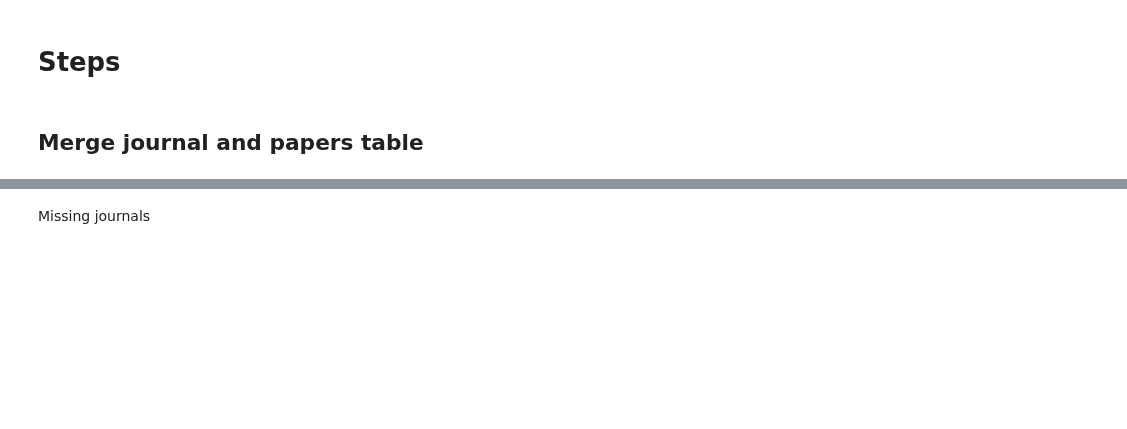
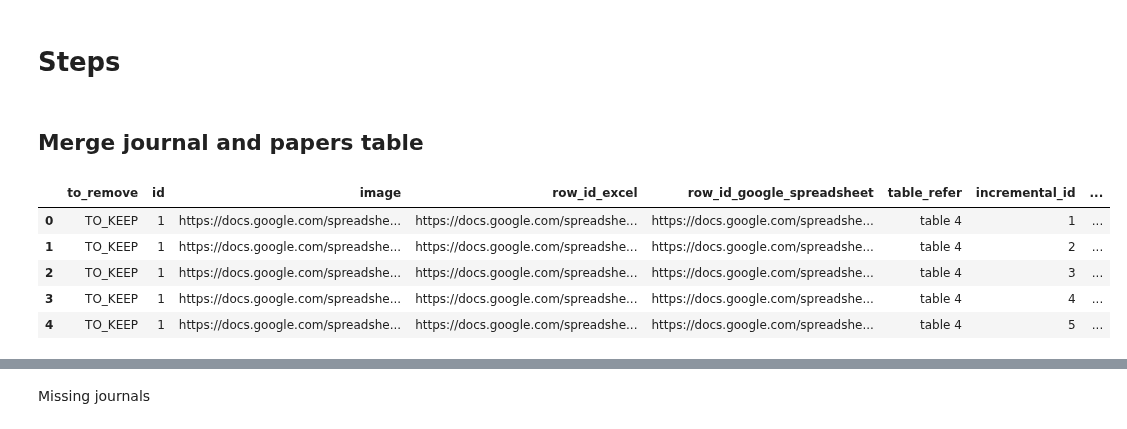
Before and after one commit to thomaspernet/esg_metadata, a Jupyter notebook: 01_data_preprocessing/01_transform_tables/00_meta_analysis.ipynb, the cells around one changed output, grey strips where cells are left out. Drawn from its saved outputs; the diff is of its cells as text; code cells hidden in the pictures; blank space fills up the shorter version.

```diff
--- a/01_data_preprocessing/01_transform_tables/00_meta_analysis.ipynb
+++ b/01_data_preprocessing/01_transform_tables/00_meta_analysis.ipynb
@@ -100,11 +100,10 @@ query = """
 WITH merge AS (
   SELECT
     id,
+    image,
+    row_id_excel,
     table_refer,
-    image as url_image,
-    row_id_excel as url_excel,
-    row_id_google_spreadsheet as url_google_spreadsheet,
-    drive_url,
+    row_id_google_spreadsheet,
     incremental_id,
     paper_name,
     publication_year,
@@ -123,27 +122,20 @@ WITH merge AS (
     study_focused_on_social_environmental_behaviour,
     type_of_data,
     study_focusing_on_developing_or_developed_countries,
+    regions,
     first_date_of_observations,
     last_date_of_observations,
+    adjusted_model_name,
     adjusted_model,
-    model_instrument,
-    model_diff_in_diff,
-    model_other,
-    model_fixed_effect,
-    model_lag_dependent,
-    model_pooled_ols,
-    model_random_effect,
     dependent,
     adjusted_dependent,
     independent,
     adjusted_independent,
     social,
-    environmnental,
+    environmental,
     governance,
     sign_of_effect,
-    sign_positive,
-    sign_negative,
-    sign_insignificant,
+    target,
     lag,
     interaction_term,
     quadratic_term,
@@ -186,14 +178,39 @@ SELECT
         esg.papers_meta_analysis
         GROUP BY nr
 ) as date_pub on papers_meta_analysis_new.id = date_pub.nr
+LEFT JOIN (
+SELECT
+  nr,
+  MIN(regions) as regions
+FROM
+  (
+    SELECT
+      nr,
+      CASE WHEN regions_of_selected_firms in (
+        'Cameroon', 'Egypt', 'Libya', 'Morocco',
+        'Nigeria'
+      ) THEN 'AFRICA' WHEN regions_of_selected_firms in ('GCC countries') THEN 'ARAB WORLD' WHEN regions_of_selected_firms in (
+        'India', 'Indonesia', 'Taiwan', 'Vietnam',
+        'Australia', 'China', 'Iran', 'Malaysia',
+        'Pakistan', 'South Korea', 'Bangladesh'
+      ) THEN 'ASIA AND PACIFIC' WHEN regions_of_selected_firms in (
+        'Spain', '20 European countries',
+        'United Kingdom', 'France', 'Germany, Italy, the Netherlands and United Kingdom',
+        'Turkey', 'UK'
+      ) THEN 'EUROPE' WHEN regions_of_selected_firms in ('Latin America', 'Brazil') THEN 'LATIN AMERICA' WHEN regions_of_selected_firms in ('USA', 'US', 'U.S.', 'Canada') THEN 'NORTH AMERICA' ELSE 'WORLDWIDE' END AS regions
+    FROM
+      papers_meta_analysis
+  )
+GROUP BY
+  nr
+) as reg on papers_meta_analysis_new.id = reg.nr
 )
 SELECT
     to_remove,
     id,
-    url_image,
-    url_excel,
-    url_google_spreadsheet,
-    drive_url,
+    image,
+    row_id_excel,
+    row_id_google_spreadsheet,
     table_refer,
     incremental_id,
     paper_name,
@@ -216,22 +233,21 @@ SELECT
     study_focused_on_social_environmental_behaviour,
     type_of_data,
     study_focusing_on_developing_or_developed_countries,
+    regions,
     first_date_of_observations,
     last_date_of_observations,
+    CASE WHEN first_date_of_observations >= 1997 THEN TRUE ELSE FALSE END AS kyoto,
+    CASE WHEN first_date_of_observations >= 2009 THEN TRUE ELSE FALSE END AS financial_crisis,
+    last_date_of_observations - first_date_of_observations as windows,
+    (last_date_of_observations - first_date_of_observations) / 2 avg_windows,
+    adjusted_model_name,
     adjusted_model,
-    model_instrument,
-    model_diff_in_diff,
-    model_other,
-    model_fixed_effect,
-    model_lag_dependent,
-    model_pooled_ols,
-    model_random_effect,
     dependent,
     adjusted_dependent,
     independent,
     adjusted_independent,
     social,
-    environmnental,
+    environmental,
     governance,
     lag,
     interaction_term,
@@ -240,15 +256,9 @@ SELECT
     r2,
     beta,
     sign_of_effect,
-    sign_positive,
-    sign_negative,
-    sign_insignificant,
+    target,
     significant,
-    -- critical_value,
     final_standard_error,
-    --true_standard_error,
-    --true_t_value,
-    --true_stars,
     to_check_final
 FROM
   merge
@@ -265,32 +275,39 @@ FROM
         ' '
       ) as title,
       sjr,
       sjr_best_quartile,
       h_index,
       total_docs_2020,
       total_docs_3years,
       total_refs,
       total_cites_3years,
       citable_docs_3years,
       cites_doc_2years,
       country
     FROM
       "scimago"."journals_scimago"
     WHERE sourceid not in (16400154787)
   ) as journal on merge.publication_name = journal.title
 """
 output = (
     s3.run_query(
     query=query,
     database=DatabaseName,
     s3_output=s3_output_example,
     filename='example_1',
         dtype = {'publication_year':'string'}
 )
     .sort_values(by = ['id', 'first_date_of_observations'])
     .drop_duplicates()
     .assign(weight = lambda x: x.groupby(['id'])['id'].transform('size'))
 )
 output.head()
+# %% [output]
+|  | to_remove | id | image | row_id_excel | row_id_google_spreadsheet | table_refer | incremental_id | ... |
+| 0 | TO_KEEP | 1 | https://docs.google.com/spreadshe... | https://docs.google.com/spreadshe... | https://docs.google.com/spreadshe... | table 4 | 1 | ... |
+| 1 | TO_KEEP | 1 | https://docs.google.com/spreadshe... | https://docs.google.com/spreadshe... | https://docs.google.com/spreadshe... | table 4 | 2 | ... |
+| 2 | TO_KEEP | 1 | https://docs.google.com/spreadshe... | https://docs.google.com/spreadshe... | https://docs.google.com/spreadshe... | table 4 | 3 | ... |
+| 3 | TO_KEEP | 1 | https://docs.google.com/spreadshe... | https://docs.google.com/spreadshe... | https://docs.google.com/spreadshe... | table 4 | 4 | ... |
+| 4 | TO_KEEP | 1 | https://docs.google.com/spreadshe... | https://docs.google.com/spreadshe... | https://docs.google.com/spreadshe... | table 4 | 5 | ... |
 # %%
 output.shape
```
Also changed, not shown: parts of 17 cells of this notebook, 5 other files.
